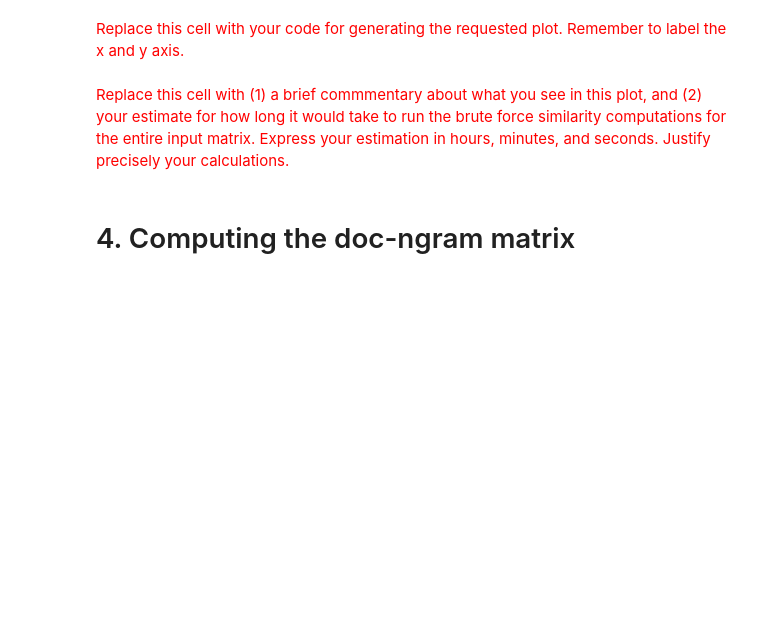
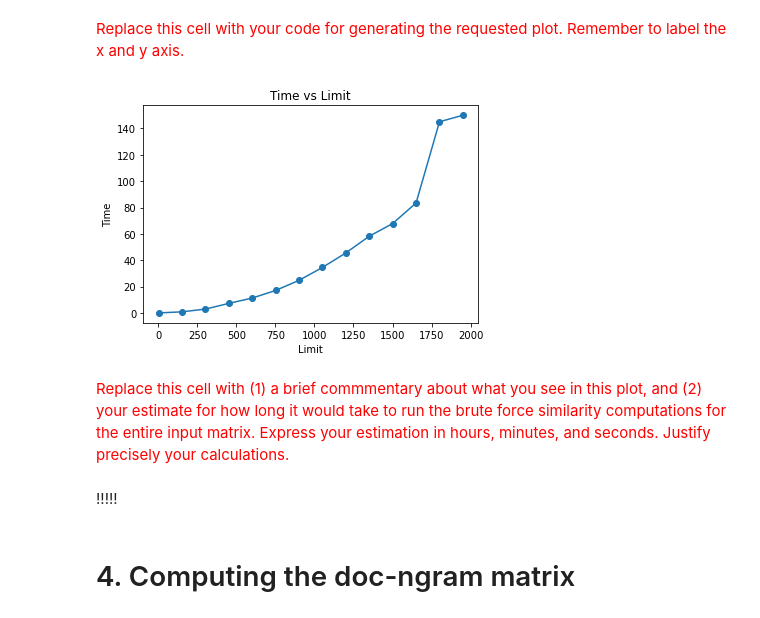
Before and after one commit to BernatQuintilla/data-mining-course, a Jupyter notebook: practicum/ps03/ps03_near_duplicates.ipynb, the cells around one changed output. Drawn from its saved outputs; the diff is of its cells as text; code cells hidden in the pictures; blank space fills up the shorter version.

```diff
--- a/practicum/ps03/ps03_near_duplicates.ipynb
+++ b/practicum/ps03/ps03_near_duplicates.ipynb
@@ -90,7 +90,7 @@ def jaccard_similarity(l1, l2):
     size_union = len(set1.union(set2))
 
     if size_union == 0:
-        return 0  #creo el condicional per evitar divisió amb denominador=0
+        return 0.0  #creo el condicional per evitar divisió amb denominador=0
     else:
         return size_intersec/size_union
 # %% [markdown]
@@ -155,10 +155,16 @@ def clean(text):
 
     text = text.lower()
 
-    text = re.sub('Ñ', 'n',text)
     text = re.sub('ñ', 'n',text)
+    text = re.sub('à', 'a',text)
+    text = re.sub('á', 'a',text)
+    text = re.sub('è', 'e',text)
+    text = re.sub('é', 'e',text)
+    text = re.sub('í', 'i',text)
     text = re.sub('ó', 'o',text)
-    text = re.sub('à', 'a',text)
+    text = re.sub('ò', 'o',text)
+    text = re.sub('ú', 'u',text)
+    text = re.sub('ü', 'u',text)
     text = re.sub('l·l','ll',text)
 
     text = re.sub(r'http\S+', '', text)
@@ -219,6 +225,19 @@ You can use the [split](https://docs.python.org/2/library/string.html#string.spl
 <font size="-1" color="gray">(Remove this cell when delivering.)</font>
 # %% [markdown]
 <font size="+1" color="red">Replace this cell with your code implementing function "ngrams(text,size)"</font>
+# %%
+MIN_TOKEN_LENGTH = 3
+def ngrams(text, size, replacement="replacement_word"):
+    tokens = clean(text).split()
+    filt_tokens = []
+    for token in tokens:
+        if len(token) >= MIN_TOKEN_LENGTH:
+            filt_tokens.append(token)
+    ngrams = []
+    for i in range(len(filt_tokens) - size+1):
+        ngrams.append(' '.join(filt_tokens[i:i+size]))
+
+    return ngrams
 # %% [markdown]
 Test your function:
 
@@ -282,8 +307,25 @@ In this plot, remember to include labels in both axes.
 <font size="-1" color="gray">(Remove this cell when delivering.)</font>
 # %% [markdown]
 <font size="+1" color="red">Replace this cell with your code for generating the requested plot. Remember to label the x and y axis.</font>
+# %%
+limits = list(range(1, 2001, 150))
+list_time = []
+
+for limit in limits:
+    time_takes = time_brute_force_similarities(messages, limit, 4)
+    list_time.append(time_takes)
+
+plt.plot(limits, list_time, marker='o')
+plt.title('Time vs Limit')
+plt.xlabel('Limit')
+plt.ylabel('Time')
+plt.show()
+# %% [output]
+[figure, added]
 # %% [markdown]
 <font size="+1" color="red">Replace this cell with (1) a brief commmentary about what you see in this plot, and (2) your estimate for how long it would take to run the brute force similarity computations for the entire input matrix. Express your estimation in hours, minutes, and seconds. Justify precisely your calculations.</font>
+# %% [markdown]
+!!!!!
 # %% [markdown]
 # 4. Computing the doc-ngram matrix
 # %% [markdown]
```
Also changed, not shown: parts of 4 cells of this notebook.
